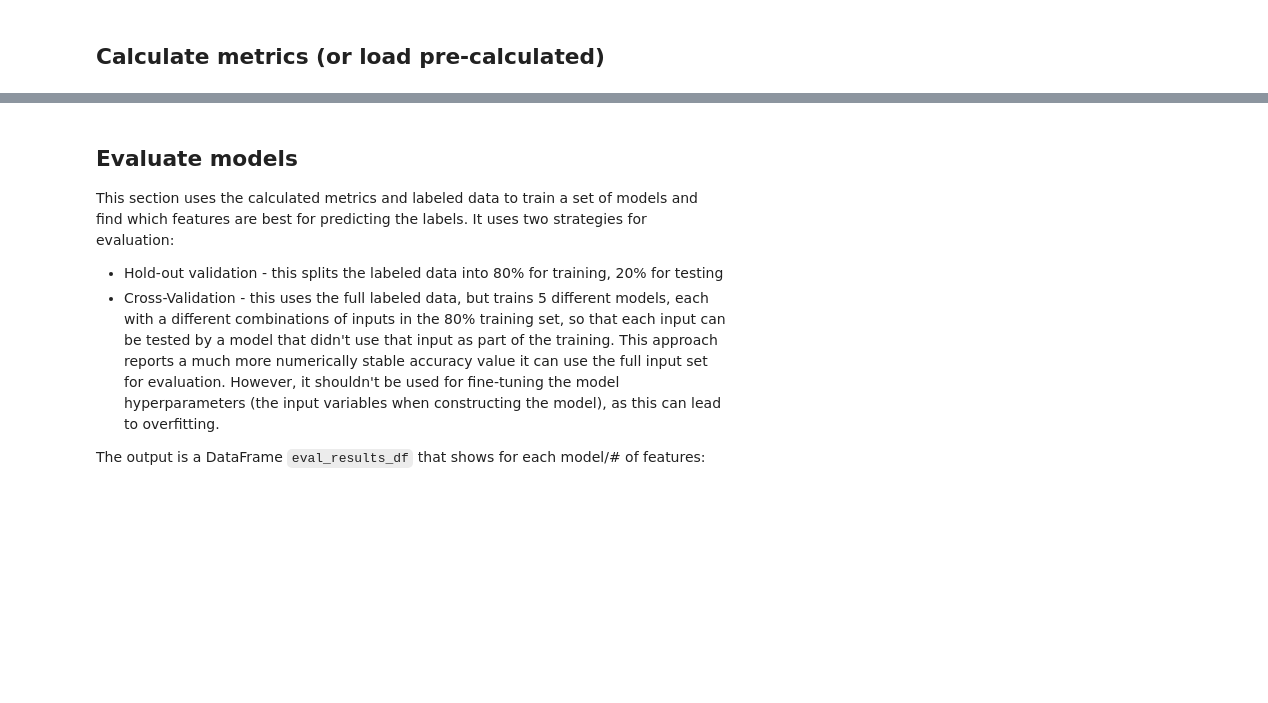
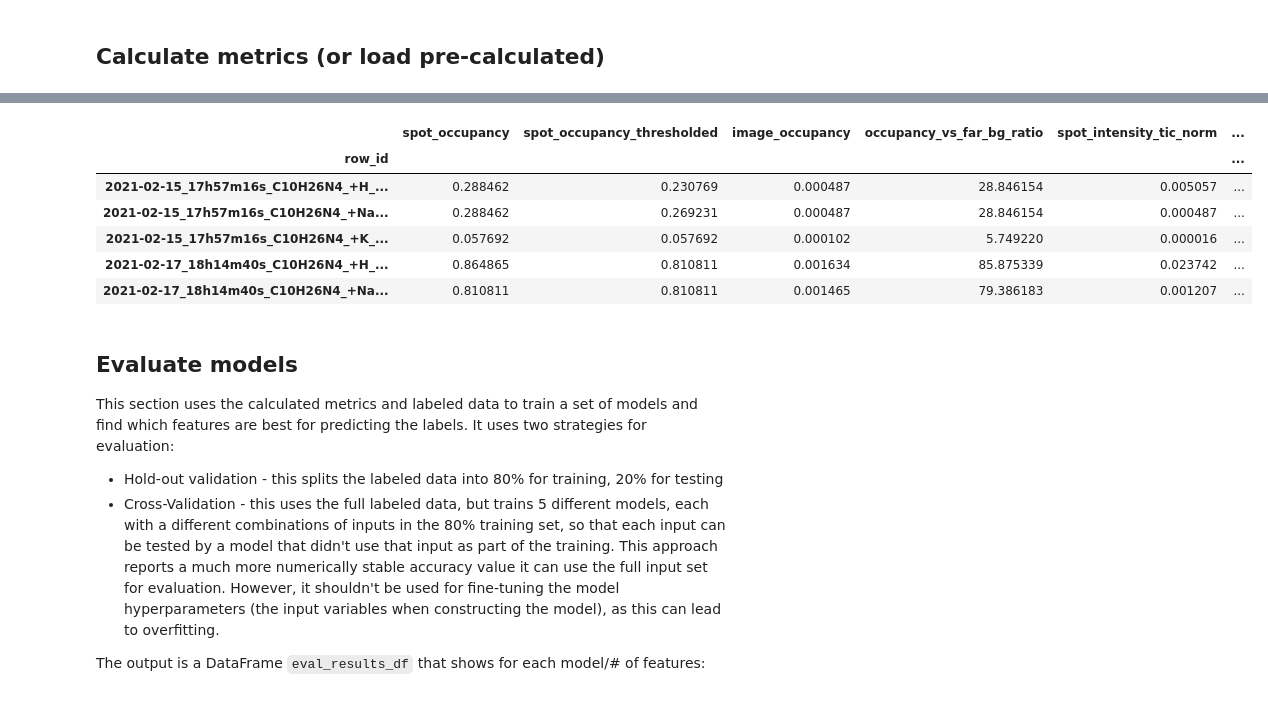
Before and after one commit to saharuka/metabolite_detectability, a Jupyter notebook: spotting/analysis/20_matrices/train_model.ipynb, the cells around one changed output, grey strips where cells are left out. Drawn from its saved outputs; the diff is of its cells as text; code cells hidden in the pictures; blank space fills up the shorter version.

```diff
--- a/spotting/analysis/20_matrices/train_model.ipynb
+++ b/spotting/analysis/20_matrices/train_model.ipynb
@@ -312,3 +317,19 @@ metrics_df.head()
+# %%
+metrics_df = metrics_df.merge(merged_df[['score']], left_index=True, right_index=True, how='left')
+
+metrics_df.drop(columns = ['occupancy_ratio', 'on_off_ratio',
+       'other_spots_occupancy', 'bg_occupancy', 'far_bg_occupancy',
+        'in_n_spots', 'intensity_vs_other_spots_ratio', 'spot_intensity'
+       ], inplace=True)
+metrics_df.head()
+# %% [output]
+|  | spot_occupancy | spot_occupancy_thresholded | image_occupancy | occupancy_vs_far_bg_ratio | spot_intensity_tic_norm | ... |
+| row_id |  |  |  |  |  | ... |
+| 2021-02-15_17h57m16s_C10H26N4_+H_... | 0.288462 | 0.230769 | 0.000487 | 28.846154 | 0.005057 | ... |
+| 2021-02-15_17h57m16s_C10H26N4_+Na... | 0.288462 | 0.269231 | 0.000487 | 28.846154 | 0.000487 | ... |
+| 2021-02-15_17h57m16s_C10H26N4_+K_... | 0.057692 | 0.057692 | 0.000102 | 5.749220 | 0.000016 | ... |
+| 2021-02-17_18h14m40s_C10H26N4_+H_... | 0.864865 | 0.810811 | 0.001634 | 85.875339 | 0.023742 | ... |
+| 2021-02-17_18h14m40s_C10H26N4_+Na... | 0.810811 | 0.810811 | 0.001465 | 79.386183 | 0.001207 | ... |
 # %% [markdown]
 ## Evaluate models
 
```
Also changed, not shown: parts of 12 cells of this notebook, 51 other files.
